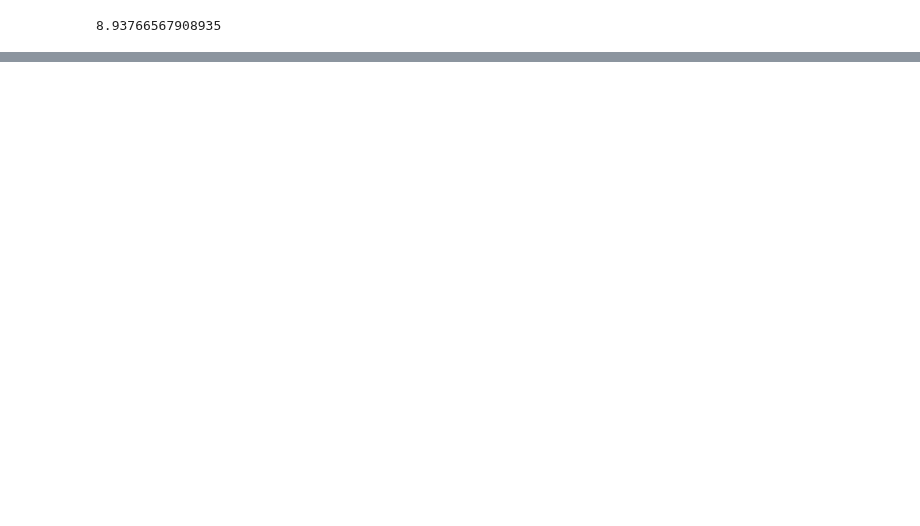
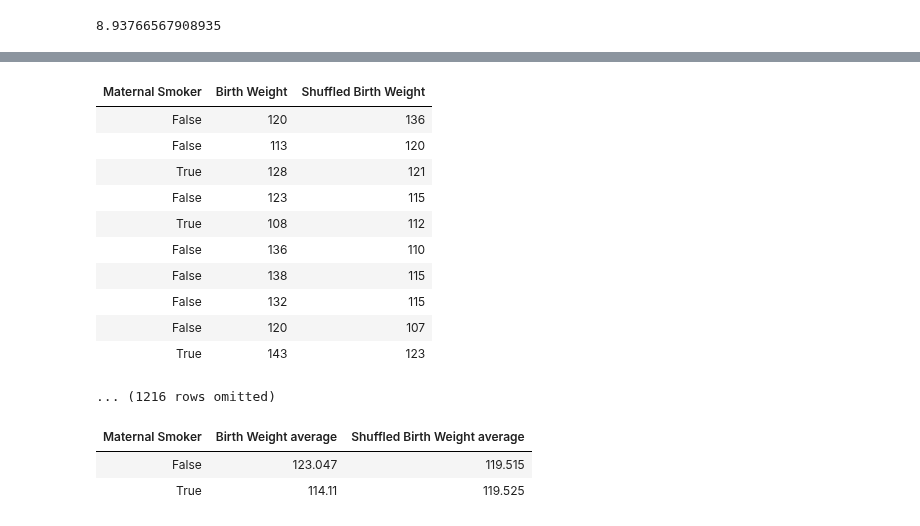
Before and after one commit to ciretorres/python, a Jupyter notebook: data8.2x/Week4/sec08a_ab_testing.ipynb, the cells around one changed output, grey strips where cells are left out. Saved outputs shown, nothing was run; the diff lists cells and outputs as text; code cells hidden in the pictures; blank space fills up the shorter version.

```diff
--- a/data8.2x/Week4/sec08a_ab_testing.ipynb
+++ b/data8.2x/Week4/sec08a_ab_testing.ipynb
@@ -64,0 +94,27 @@ observed_difference
+# %%
+shuffled_weights = weights.sample(with_replacement = False).column(0)
+# %%
+original_and_shuffled = smoking_and_birthweight.with_column(
+    'Shuffled Birth Weight', shuffled_weights
+)
+# %%
+original_and_shuffled
+# %% [output]
+| Maternal Smoker | Birth Weight | Shuffled Birth Weight |
+| False | 120 | 136 |
+| False | 113 | 120 |
+| True | 128 | 121 |
+| False | 123 | 115 |
+| True | 108 | 112 |
+| False | 136 | 110 |
+| False | 138 | 115 |
+| False | 132 | 115 |
+| False | 120 | 107 |
+| True | 143 | 123 |
+... (1216 rows omitted)
+# %%
+original_and_shuffled.group('Maternal Smoker', np.average)
+# %% [output]
+| Maternal Smoker | Birth Weight average | Shuffled Birth Weight average |
+| False | 123.047 | 119.515 |
+| True | 114.11 | 119.525 |
```
Also changed, not shown: parts of 13 cells of this notebook, 1 other file.
